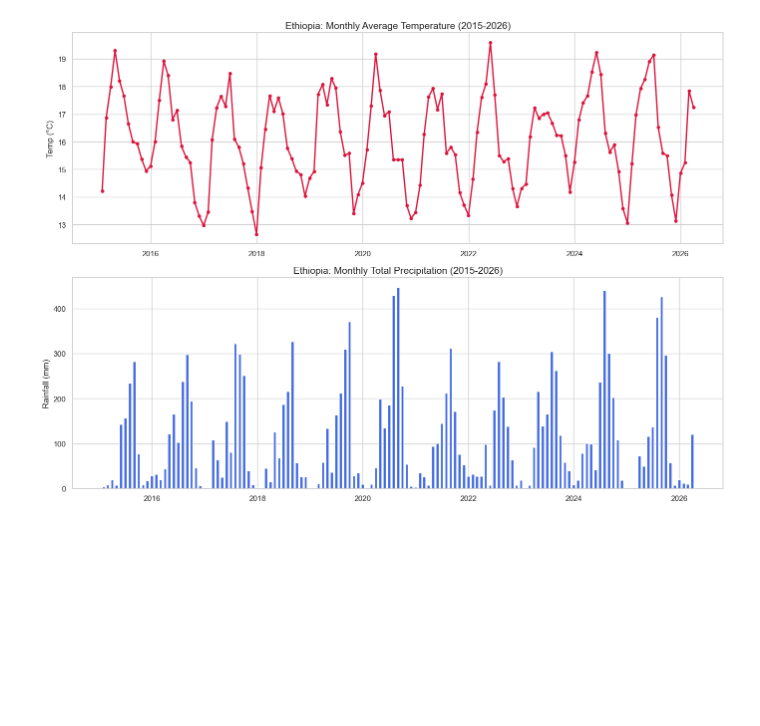
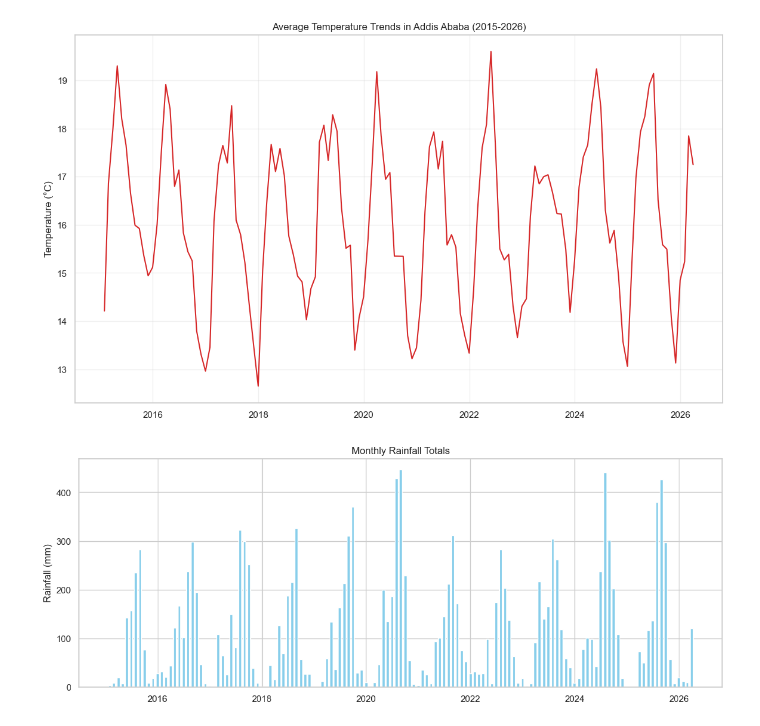
Before and after one commit to arsema16/climate-challenge-week0, a Jupyter notebook: notebooks/ethiopia_eda.ipynb, the cells around one changed output. Saved outputs shown, nothing was run; the diff lists cells and outputs as text; code cells hidden in the pictures; blank space fills up the shorter version.

Commit message:
feat: complete data cleaning and eda for ethiopia

```diff
--- a/notebooks/ethiopia_eda.ipynb
+++ b/notebooks/ethiopia_eda.ipynb
@@ -74,0 +20,18 @@ dtype: int64
+# %%
+# --- Cleaning---
+
+# NASA uses -999 for missing values. I'm replacing these with NaN
+# If I don't, my averages will be totally wrong.
+eth_df.replace(-999, np.nan, inplace=True)
+
+# Checking if any rows were accidentally duplicated during the download
+dupes = eth_df.duplicated().sum()
+print(f"Found {dupes} duplicate rows. Dropping them...")
+eth_df.drop_duplicates(inplace=True)
+
+# to see how much data is actually missing after the -999 fix
+print("\nMissing values per column:")
+print(eth_df.isna().sum())
+
+# I'll use forward-fill to plug any small gaps.
+eth_df.ffill(inplace=True)
@@ -101,26 +91,25 @@ Outlier count per column (|Z| > 3):
 # %%
-# Set up the style
-sns.set_theme(style="whitegrid")
+# --- Visualizing Trends ---
 
-# Create a figure with two subplots
-fig, (ax1, ax2) = plt.subplots(2, 1, figsize=(14, 10))
+plt.figure(figsize=(14, 8))
 
-# Plot 1: Monthly Average Temperature (T2M)
-# Changed 'M' to 'ME' for newer Pandas versions
-monthly_t2m = df.resample('ME', on='Date')['T2M'].mean()
-ax1.plot(monthly_t2m.index, monthly_t2m.values, color='crimson', linewidth=2, marker='o', markersize=4)
-ax1.set_title('Ethiopia: Monthly Average Temperature (2015-2026)', fontsize=14)
-ax1.set_ylabel('Temp (°C)')
+# Grouping by month to see the big picture (using 'ME' for the newer pandas version)
+monthly_temp = eth_df.resample('ME', on='Date')['T2M'].mean()
 
-# Plot 2: Monthly Total Precipitation
-# Changed 'M' to 'ME' here as well
-monthly_precip = df.resample('ME', on='Date')['PRECTOTCORR'].sum()
-ax2.bar(monthly_precip.index, monthly_precip.values, color='royalblue', width=20)
-ax2.set_title('Ethiopia: Monthly Total Precipitation (2015-2026)', fontsize=14)
-ax2.set_ylabel('Rainfall (mm)')
+plt.plot(monthly_temp.index, monthly_temp.values, color='tab:red', label='Mean Temp')
+plt.title('Average Temperature Trends in Addis Ababa (2015-2026)')
+plt.ylabel('Temperature (°C)')
+plt.grid(True, alpha=0.3)
+plt.show()
 
-plt.tight_layout()
+# Now looking at Rainfall
+plt.figure(figsize=(14, 5))
+monthly_rain = eth_df.resample('ME', on='Date')['PRECTOTCORR'].sum()
+plt.bar(monthly_rain.index, monthly_rain.values, color='skyblue', width=20)
+plt.title('Monthly Rainfall Totals')
+plt.ylabel('Rainfall (mm)')
 plt.show()
 # %% [output]
-[figure, old version]
+[figure, new version]
+[figure, added]
 # %%
```
Also changed, not shown: parts of 6 cells of this notebook, 2 other files.
